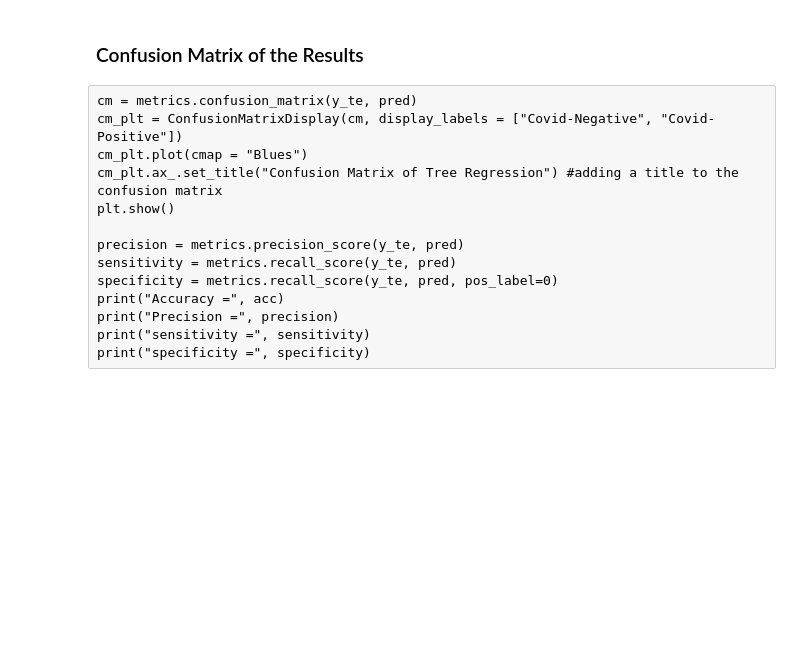
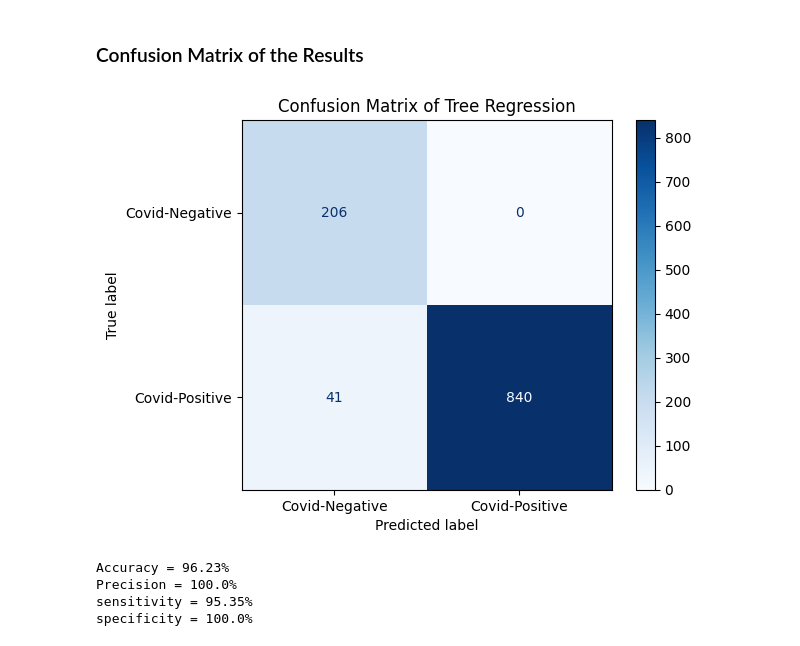
Before and after one commit to nschultze/Predicting-Covid-Cases-Through-Machine-Learning-Algorithms, a Jupyter notebook: TreeRegressionAlgorithm.ipynb, the cells around one changed output. Saved outputs shown, nothing was run; the diff lists cells and outputs as text; code cells hidden in the pictures; blank space fills up the shorter version.

Commit message:
Fixed Tree and Reguar Confusion Matrix

```diff
--- a/TreeRegressionAlgorithm.ipynb
+++ b/TreeRegressionAlgorithm.ipynb
@@ -120,16 +117,24 @@ The accuracy of the predictions is: 89.31605648462065%
 # %% [markdown]
 ### Confusion Matrix of the Results
-# %% [raw]
-cm = metrics.confusion_matrix(y_te, pred)
-cm_plt = ConfusionMatrixDisplay(cm, display_labels = ["Covid-Negative", "Covid-Positive"])
-cm_plt.plot(cmap = "Blues")
-cm_plt.ax_.set_title("Confusion Matrix of Tree Regression") #adding a title to the confusion matrix
-plt.show()
-
-precision = metrics.precision_score(y_te, pred)
-sensitivity = metrics.recall_score(y_te, pred)
-specificity = metrics.recall_score(y_te, pred, pos_label=0)
-print("Accuracy =", acc)
-print("Precision =", precision)
-print("sensitivity =", sensitivity)
-print("specificity =", specificity)
+# %%
+pred_int = [int(pred) for pred in pred] #converting decimals into ints
+cm = metrics.confusion_matrix(y_te, pred_int)
+cm_plt = ConfusionMatrixDisplay(cm, display_labels = ["Covid-Negative", "Covid-Positive"])
+cm_plt.plot(cmap = "Blues")
+cm_plt.ax_.set_title("Confusion Matrix of Tree Regression") #adding a title to the confusion matrix
+plt.show()
+
+accuracy = metrics.accuracy_score(y_te, pred_int)*100
+precision = metrics.precision_score(y_te, pred_int)*100
+sensitivity = metrics.recall_score(y_te, pred_int)*100
+specificity = metrics.recall_score(y_te, pred_int, pos_label=0)*100
+print("Accuracy = " + str(accuracy.round(2)) + "%")
+print("Precision = " + str(precision.round(2)) + "%")
+print("sensitivity = " + str(sensitivity.round(2)) + "%")
+print("specificity = " + str(specificity.round(2)) + "%")
+# %% [output]
+[figure, added]
+Accuracy = 96.23%
+Precision = 100.0%
+sensitivity = 95.35%
+specificity = 100.0%
```
Also changed, not shown: parts of 2 cells of this notebook.
